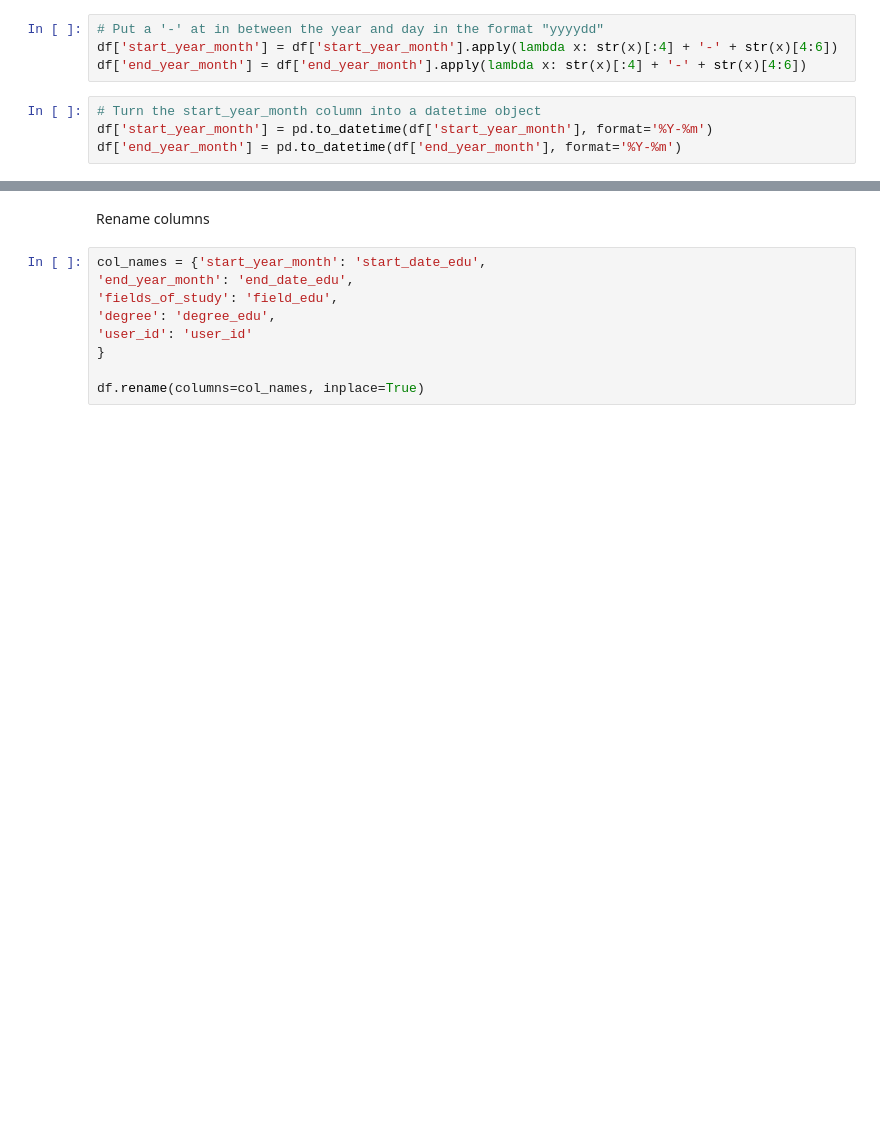
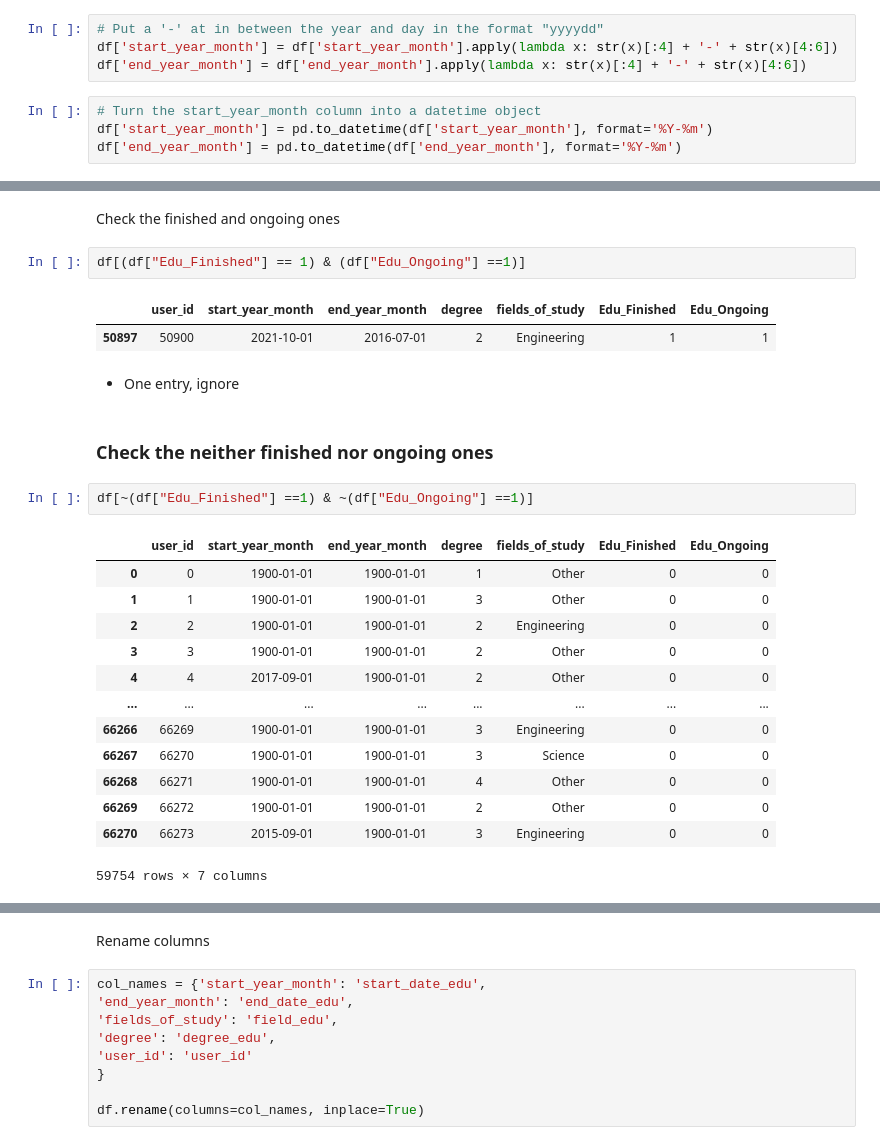
Before and after one commit to feyzijan/GarantiDatathon, a Jupyter notebook: EducationDataPrep.ipynb, the cells around one changed output, grey strips where cells are left out. Drawn from its saved outputs; the diff is of its cells as text; blank space fills up the shorter version.

```diff
--- a/EducationDataPrep.ipynb
+++ b/EducationDataPrep.ipynb
@@ -306,0 +310,27 @@ df.head()
+# %% [markdown]
+Check the finished and ongoing ones
+# %%
+df[(df["Edu_Finished"] == 1) & (df["Edu_Ongoing"] ==1)]
+# %% [output]
+|  | user_id | start_year_month | end_year_month | degree | fields_of_study | Edu_Finished | Edu_Ongoing |
+| 50897 | 50900 | 2021-10-01 | 2016-07-01 | 2 | Engineering | 1 | 1 |
+# %% [markdown]
+- One entry, ignore
+# %% [markdown]
+### Check the neither finished nor ongoing ones
+# %%
+df[~(df["Edu_Finished"] ==1) & ~(df["Edu_Ongoing"] ==1)]
+# %% [output]
+|  | user_id | start_year_month | end_year_month | degree | fields_of_study | Edu_Finished | Edu_Ongoing |
+| 0 | 0 | 1900-01-01 | 1900-01-01 | 1 | Other | 0 | 0 |
+| 1 | 1 | 1900-01-01 | 1900-01-01 | 3 | Other | 0 | 0 |
+| 2 | 2 | 1900-01-01 | 1900-01-01 | 2 | Engineering | 0 | 0 |
+| 3 | 3 | 1900-01-01 | 1900-01-01 | 2 | Other | 0 | 0 |
+| 4 | 4 | 2017-09-01 | 1900-01-01 | 2 | Other | 0 | 0 |
+| ... | ... | ... | ... | ... | ... | ... | ... |
+| 66266 | 66269 | 1900-01-01 | 1900-01-01 | 3 | Engineering | 0 | 0 |
+| 66267 | 66270 | 1900-01-01 | 1900-01-01 | 3 | Science | 0 | 0 |
+| 66268 | 66271 | 1900-01-01 | 1900-01-01 | 4 | Other | 0 | 0 |
+| 66269 | 66272 | 1900-01-01 | 1900-01-01 | 2 | Other | 0 | 0 |
+| 66270 | 66273 | 2015-09-01 | 1900-01-01 | 3 | Engineering | 0 | 0 |
+59754 rows × 7 columns
```
Also changed, not shown: parts of 22 cells of this notebook, 2 other files.
